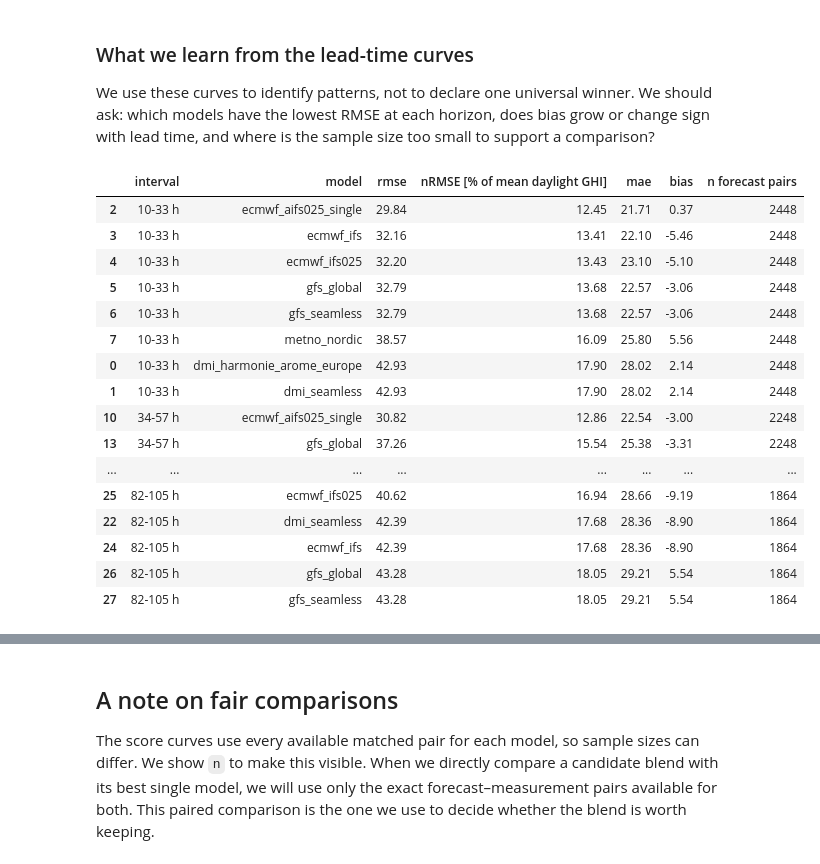
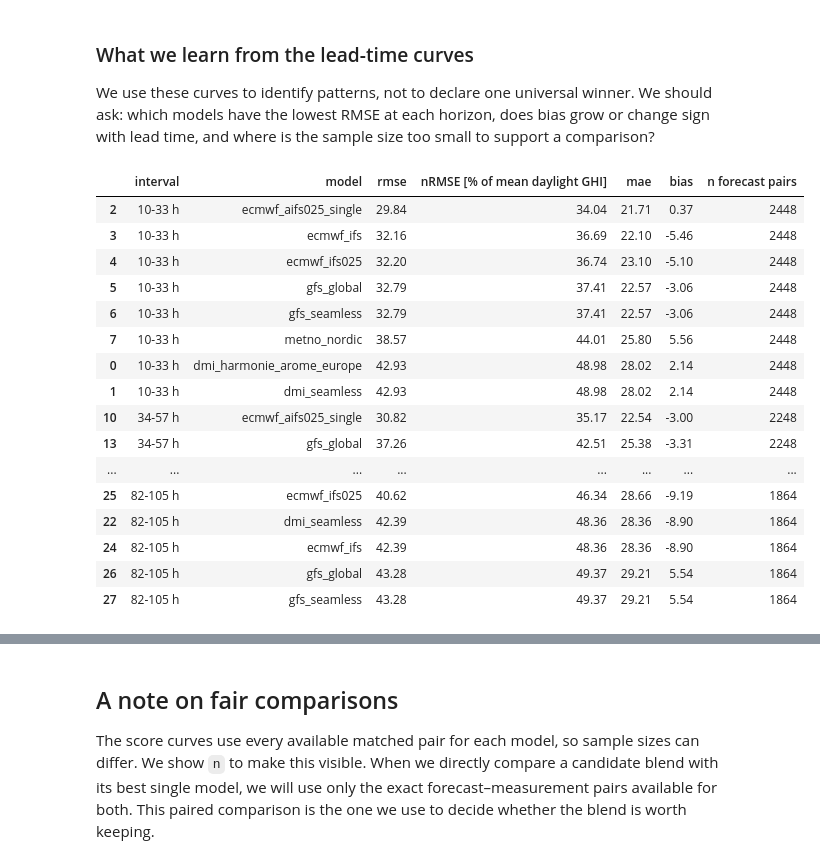
Before and after one commit to MatildeMGM/solar_forecast_project, a Jupyter notebook: notebooks/solar_forecast_analysis_and_blend.ipynb, the cells around one changed output, grey strips where cells are left out. Saved outputs shown, nothing was run; the diff lists cells and outputs as text; code cells hidden in the pictures.

```diff
--- a/notebooks/solar_forecast_analysis_and_blend.ipynb
+++ b/notebooks/solar_forecast_analysis_and_blend.ipynb
@@ -635,50 +666,51 @@ def summarize_lead_intervals(scores, intervals, mean_daylight_ghi):
     for first, last in intervals:
         for model, group in scores.loc[
             scores["lead_time_h"].between(first, last)
         ].groupby("model"):
             n = group["n"].sum()
             if n == 0:
                 continue
             rmse = np.sqrt((group["rmse"].pow(2) * group["n"]).sum() / n)
             bias = (group["bias"] * group["n"]).sum() / n
             mae = (group["mae"] * group["n"]).sum() / n
             rows.append({
                 "interval": f"{first}-{last} h",
                 "model": model,
                 "rmse": rmse,
                 "nRMSE [% of mean daylight GHI]": (
                     100 * rmse / mean_daylight_ghi
                     if mean_daylight_ghi > 0 else np.nan
                 ),
                 "mae": mae,
                 "bias": bias,
                 "n forecast pairs": n,
             })
     return pd.DataFrame(rows)
 
-mean_daylight_ghi = daylight_dmi["ghi_measured"].mean()
+mean_daylight_ghi = daylight_dmi.loc[
+    FORECAST_START:FORECAST_END, "ghi_measured"].mean()
 interval_scores = summarize_lead_intervals(
     project_scores, LEAD_INTERVALS, mean_daylight_ghi
 )
 display(interval_scores.sort_values(["interval", "rmse"]).round(2))
 # %% [output]
 |  | interval | model | rmse | nRMSE [% of mean daylight GHI] | mae | bias | n forecast pairs |
-| 2 | 10-33 h | ecmwf_aifs025_single | 29.84 | 12.45 | 21.71 | 0.37 | 2448 |
-| 3 | 10-33 h | ecmwf_ifs | 32.16 | 13.41 | 22.10 | -5.46 | 2448 |
-| 4 | 10-33 h | ecmwf_ifs025 | 32.20 | 13.43 | 23.10 | -5.10 | 2448 |
-| 5 | 10-33 h | gfs_global | 32.79 | 13.68 | 22.57 | -3.06 | 2448 |
-| 6 | 10-33 h | gfs_seamless | 32.79 | 13.68 | 22.57 | -3.06 | 2448 |
-| 7 | 10-33 h | metno_nordic | 38.57 | 16.09 | 25.80 | 5.56 | 2448 |
-| 0 | 10-33 h | dmi_harmonie_arome_europe | 42.93 | 17.90 | 28.02 | 2.14 | 2448 |
-| 1 | 10-33 h | dmi_seamless | 42.93 | 17.90 | 28.02 | 2.14 | 2448 |
-| 10 | 34-57 h | ecmwf_aifs025_single | 30.82 | 12.86 | 22.54 | -3.00 | 2248 |
-| 13 | 34-57 h | gfs_global | 37.26 | 15.54 | 25.38 | -3.31 | 2248 |
+| 2 | 10-33 h | ecmwf_aifs025_single | 29.84 | 34.04 | 21.71 | 0.37 | 2448 |
+| 3 | 10-33 h | ecmwf_ifs | 32.16 | 36.69 | 22.10 | -5.46 | 2448 |
+| 4 | 10-33 h | ecmwf_ifs025 | 32.20 | 36.74 | 23.10 | -5.10 | 2448 |
+| 5 | 10-33 h | gfs_global | 32.79 | 37.41 | 22.57 | -3.06 | 2448 |
+| 6 | 10-33 h | gfs_seamless | 32.79 | 37.41 | 22.57 | -3.06 | 2448 |
+| 7 | 10-33 h | metno_nordic | 38.57 | 44.01 | 25.80 | 5.56 | 2448 |
+| 0 | 10-33 h | dmi_harmonie_arome_europe | 42.93 | 48.98 | 28.02 | 2.14 | 2448 |
+| 1 | 10-33 h | dmi_seamless | 42.93 | 48.98 | 28.02 | 2.14 | 2448 |
+| 10 | 34-57 h | ecmwf_aifs025_single | 30.82 | 35.17 | 22.54 | -3.00 | 2248 |
+| 13 | 34-57 h | gfs_global | 37.26 | 42.51 | 25.38 | -3.31 | 2248 |
 | ... | ... | ... | ... | ... | ... | ... | ... |
-| 25 | 82-105 h | ecmwf_ifs025 | 40.62 | 16.94 | 28.66 | -9.19 | 1864 |
-| 22 | 82-105 h | dmi_seamless | 42.39 | 17.68 | 28.36 | -8.90 | 1864 |
-| 24 | 82-105 h | ecmwf_ifs | 42.39 | 17.68 | 28.36 | -8.90 | 1864 |
-| 26 | 82-105 h | gfs_global | 43.28 | 18.05 | 29.21 | 5.54 | 1864 |
-| 27 | 82-105 h | gfs_seamless | 43.28 | 18.05 | 29.21 | 5.54 | 1864 |
+| 25 | 82-105 h | ecmwf_ifs025 | 40.62 | 46.34 | 28.66 | -9.19 | 1864 |
+| 22 | 82-105 h | dmi_seamless | 42.39 | 48.36 | 28.36 | -8.90 | 1864 |
+| 24 | 82-105 h | ecmwf_ifs | 42.39 | 48.36 | 28.36 | -8.90 | 1864 |
+| 26 | 82-105 h | gfs_global | 43.28 | 49.37 | 29.21 | 5.54 | 1864 |
+| 27 | 82-105 h | gfs_seamless | 43.28 | 49.37 | 29.21 | 5.54 | 1864 |
 # %%
 # Compare models across the four project lead-time intervals.
 metrics_to_plot = [
```
Also changed, not shown: parts of 12 cells of this notebook.
